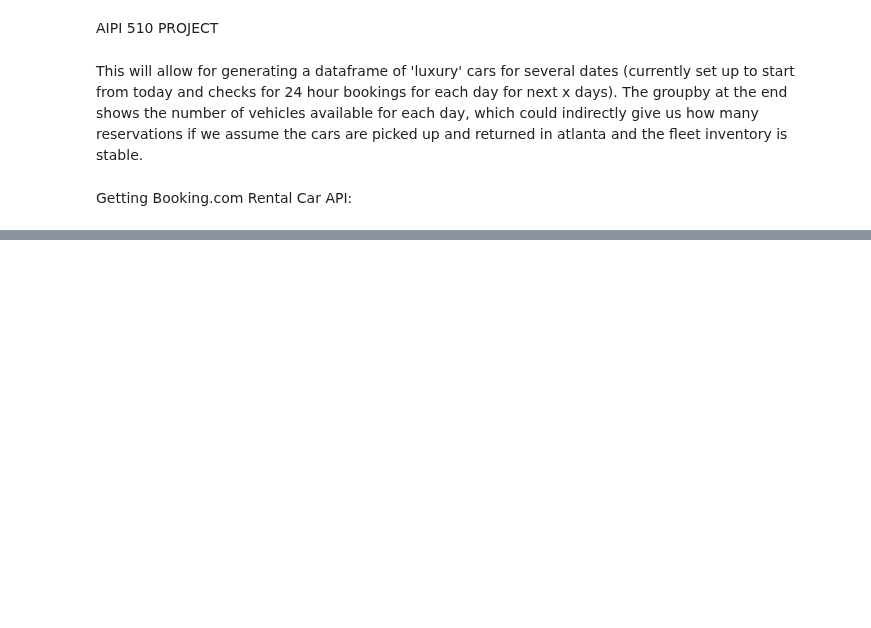
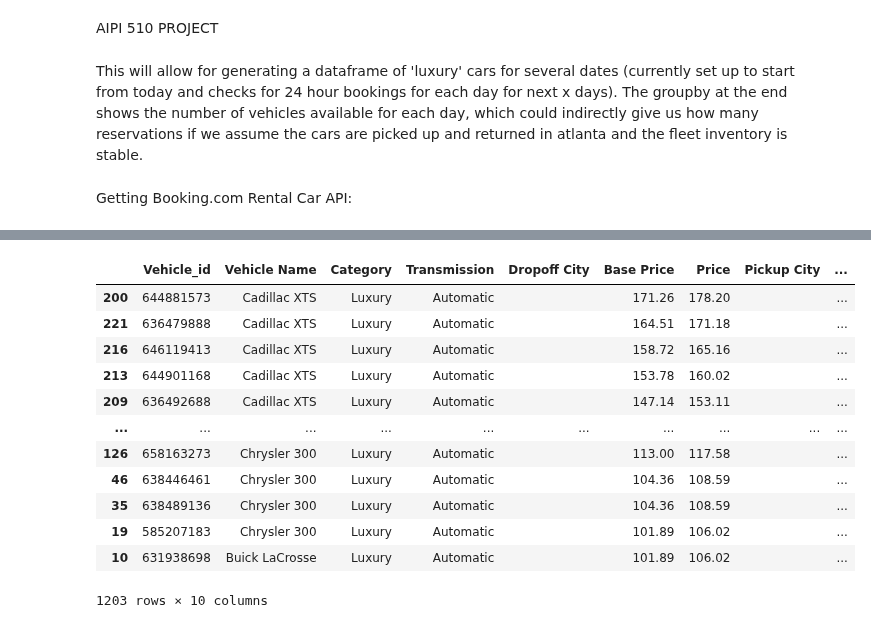
Before and after one commit to JADukeAIPI/AIPIProject, a Jupyter notebook: LuxuryCarAPIMultipleDates.ipynb, the cells around one changed output, grey strips where cells are left out. Drawn from its saved outputs; the diff is of its cells as text; code cells hidden in the pictures; blank space fills up the shorter version.

```diff
--- a/LuxuryCarAPIMultipleDates.ipynb
+++ b/LuxuryCarAPIMultipleDates.ipynb
@@ -87 +91,18 @@ df_next_40_days
+# %%
+df_next_60_days = get_bookings_multiple_dates(get_date(1), get_date(60))
+df_next_60_days
+# %% [output]
+|  | Vehicle_id | Vehicle Name | Category | Transmission | Dropoff City | Base Price | Price | Pickup City | ... |
+| 200 | 644881573 | Cadillac XTS | Luxury | Automatic |  | 171.26 | 178.20 |  | ... |
+| 221 | 636479888 | Cadillac XTS | Luxury | Automatic |  | 164.51 | 171.18 |  | ... |
+| 216 | 646119413 | Cadillac XTS | Luxury | Automatic |  | 158.72 | 165.16 |  | ... |
+| 213 | 644901168 | Cadillac XTS | Luxury | Automatic |  | 153.78 | 160.02 |  | ... |
+| 209 | 636492688 | Cadillac XTS | Luxury | Automatic |  | 147.14 | 153.11 |  | ... |
+| ... | ... | ... | ... | ... | ... | ... | ... | ... | ... |
+| 126 | 658163273 | Chrysler 300 | Luxury | Automatic |  | 113.00 | 117.58 |  | ... |
+| 46 | 638446461 | Chrysler 300 | Luxury | Automatic |  | 104.36 | 108.59 |  | ... |
+| 35 | 638489136 | Chrysler 300 | Luxury | Automatic |  | 104.36 | 108.59 |  | ... |
+| 19 | 585207183 | Chrysler 300 | Luxury | Automatic |  | 101.89 | 106.02 |  | ... |
+| 10 | 631938698 | Buick LaCrosse | Luxury | Automatic |  | 101.89 | 106.02 |  | ... |
+1203 rows × 10 columns
 # %%
```
Also changed, not shown: parts of 15 cells of this notebook.
